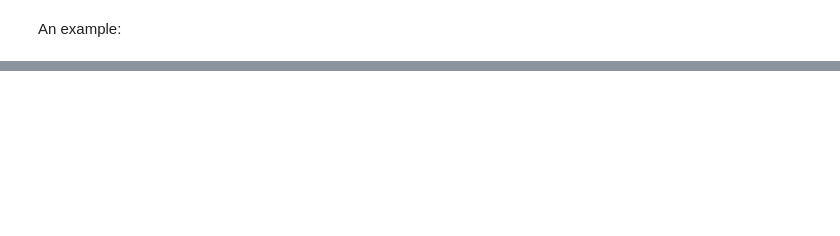
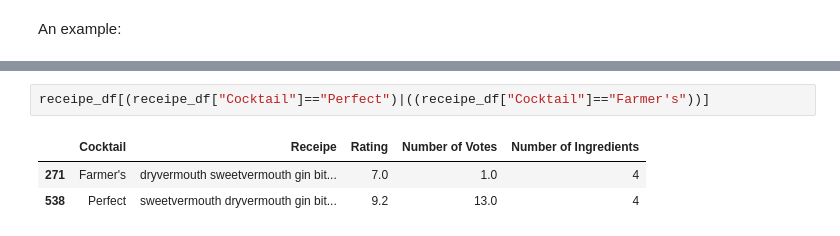
Before and after one commit to saeed44/Cocktail-Recommender, a Jupyter notebook: Cocktail_recom.ipynb, the cells around one changed output, grey strips where cells are left out. Drawn from its saved outputs; the diff is of its cells as text; blank space fills up the shorter version.

```diff
--- a/Cocktail_recom.ipynb
+++ b/Cocktail_recom.ipynb
@@ -482,0 +524,6 @@ Enjoy!
+# %%
+receipe_df[(receipe_df["Cocktail"]=="Perfect")|((receipe_df["Cocktail"]=="Farmer's"))]
+# %% [output]
+|  | Cocktail | Receipe | Rating | Number of Votes | Number of Ingredients |
+| 271 | Farmer's | dryvermouth sweetvermouth gin bit... | 7.0 | 1.0 | 4 |
+| 538 | Perfect | sweetvermouth dryvermouth gin bit... | 9.2 | 13.0 | 4 |
```
Also changed, not shown: parts of 36 cells of this notebook.
